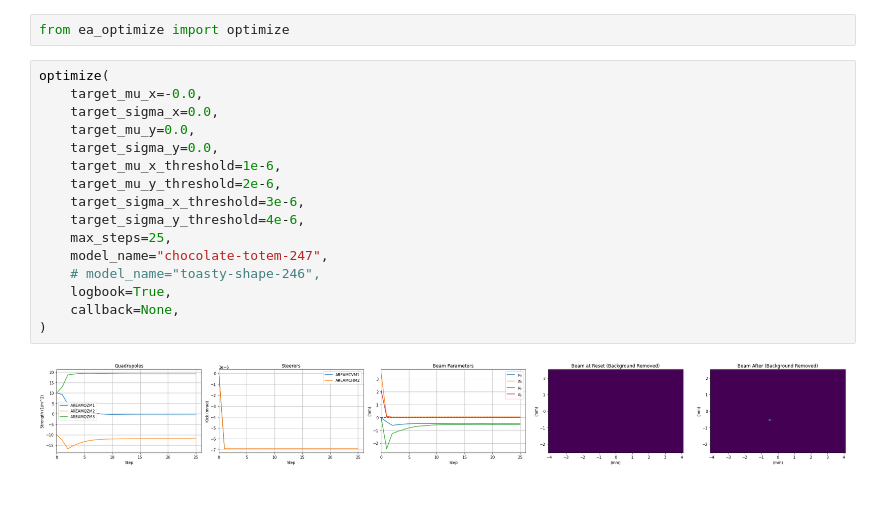
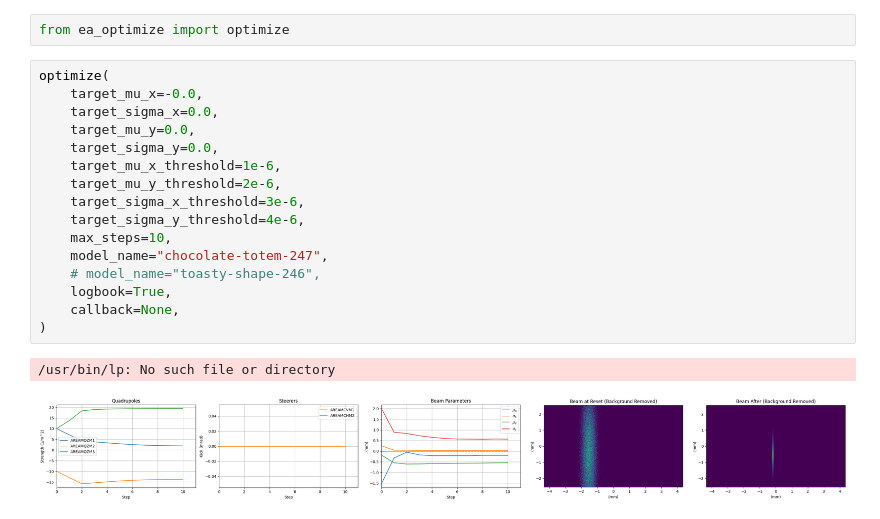
Before and after one commit to desy-ml/rl-vs-bo, a Jupyter notebook: test_optimize.ipynb, the cells around one changed output. Drawn from its saved outputs; the diff is of its cells as text.

```diff
--- a/test_optimize.ipynb
+++ b/test_optimize.ipynb
@@ -28,18 +29,19 @@ from ea_optimize import optimize
 # %%
 optimize(
     target_mu_x=-0.0,
     target_sigma_x=0.0,
     target_mu_y=0.0,
     target_sigma_y=0.0,
     target_mu_x_threshold=1e-6,
     target_mu_y_threshold=2e-6,
     target_sigma_x_threshold=3e-6,
     target_sigma_y_threshold=4e-6,
-    max_steps=25,
+    max_steps=10,
     model_name="chocolate-totem-247",
     # model_name="toasty-shape-246",
     logbook=True,
     callback=None,
 )
 # %% [output]
+/usr/bin/lp: No such file or directory
-[figure, old version]
+[figure, new version]
```
Also changed, not shown: parts of 1 cell of this notebook, 2 other files.
